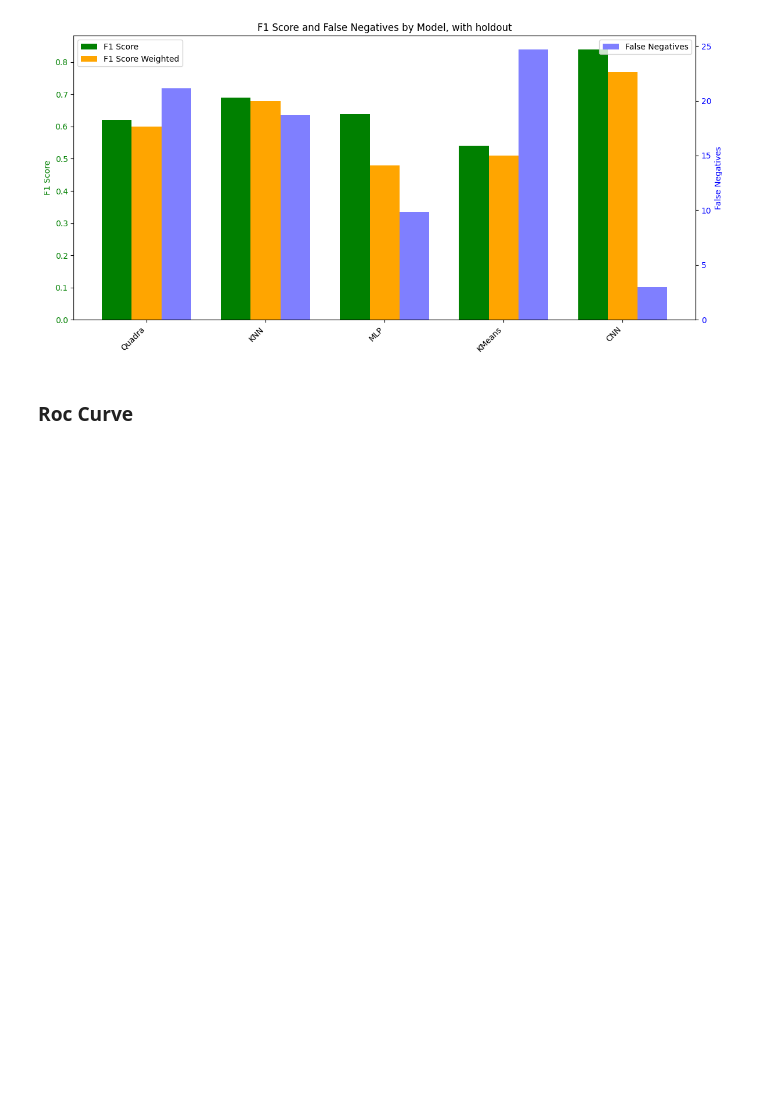
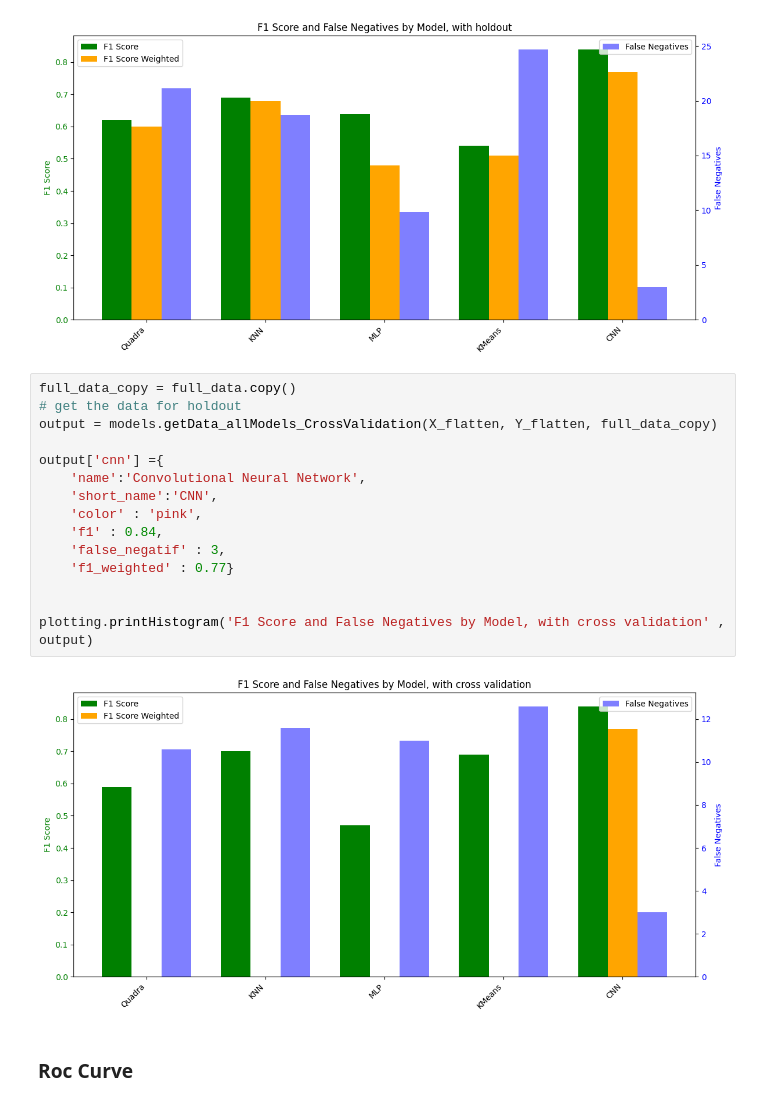
Before and after one commit to Thib99/MLLD-2024-NPT, a Jupyter notebook: main.ipynb, the cells around one changed output. Drawn from its saved outputs; the diff is of its cells as text; blank space fills up the shorter version.

```diff
--- a/main.ipynb
+++ b/main.ipynb
@@ -651,6 +651,23 @@ plotting.printHistogram('F1 Score and False Negatives by Model, with holdout' ,
 None
 None
 [figure]
+# %%
+full_data_copy = full_data.copy()
+# get the data for holdout
+output = models.getData_allModels_CrossValidation(X_flatten, Y_flatten, full_data_copy)
+
+output['cnn'] ={
+    'name':'Convolutional Neural Network',
+    'short_name':'CNN',
+    'color' : 'pink',
+    'f1' : 0.84,
+    'false_negatif' : 3,
+    'f1_weighted' : 0.77}
+
+
+plotting.printHistogram('F1 Score and False Negatives by Model, with cross validation' , output)
+# %% [output]
+[figure, added]
 # %% [markdown]
 <h3>Roc Curve</h3>
 # %%
```
